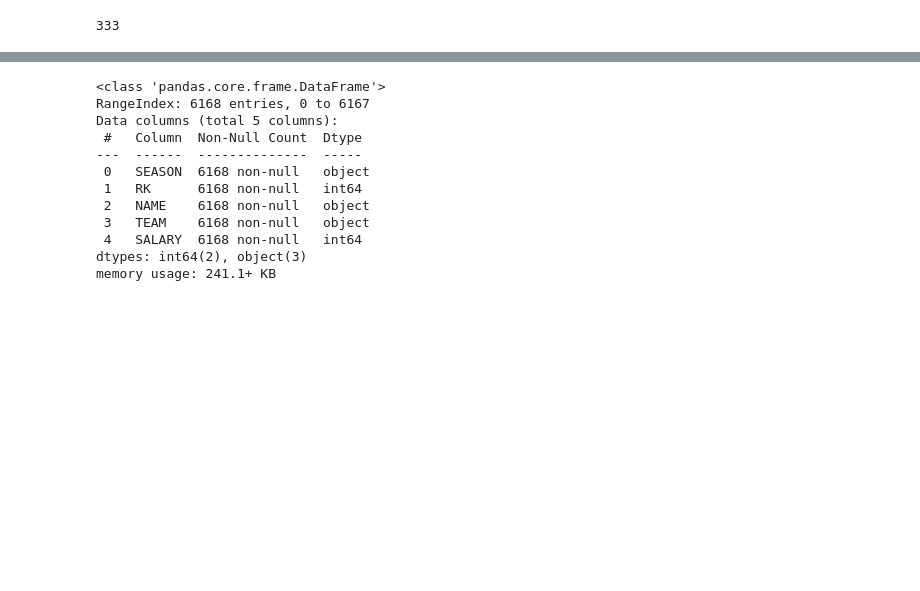
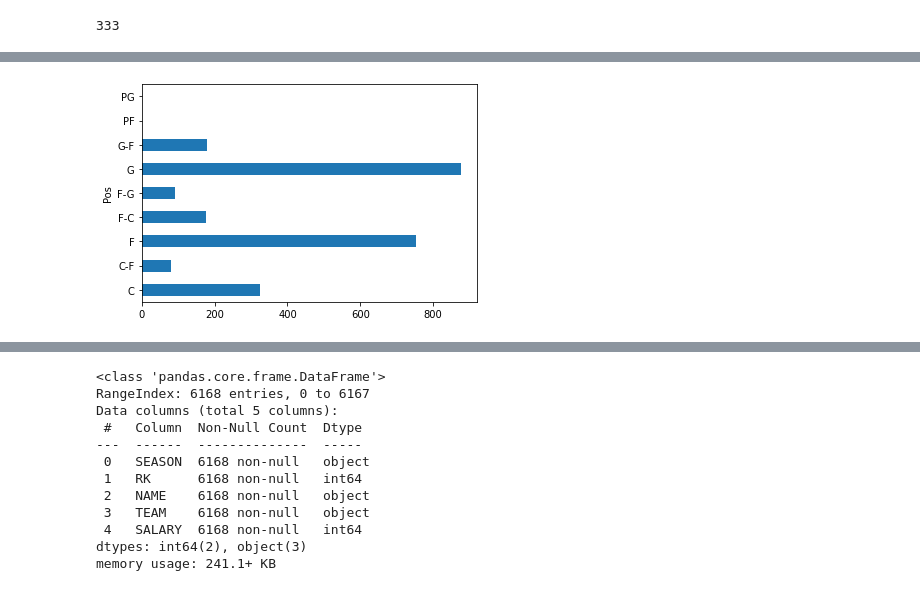
Before and after one commit to nhatminh-96/datacamp-project, a Jupyter notebook: Preprocessing.ipynb, the cells around one changed output, grey strips where cells are left out. Cells and saved outputs as stored; diff of their text form; code cells hidden in the pictures; blank space fills up the shorter version.

```diff
--- a/Preprocessing.ipynb
+++ b/Preprocessing.ipynb
@@ -63,0 +141,5 @@ How many colleges in the df ?
+# %%
+players_cv.groupby('Pos')['Player'].count().plot(kind = 'barh')
+plt.show()
+# %% [output]
+[figure, added]
```
Also changed, not shown: parts of 32 cells of this notebook.
